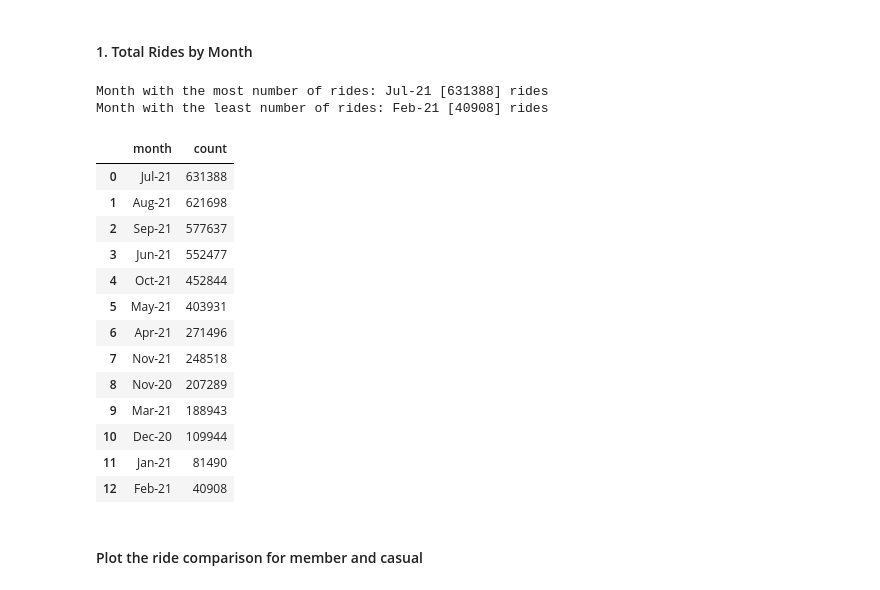
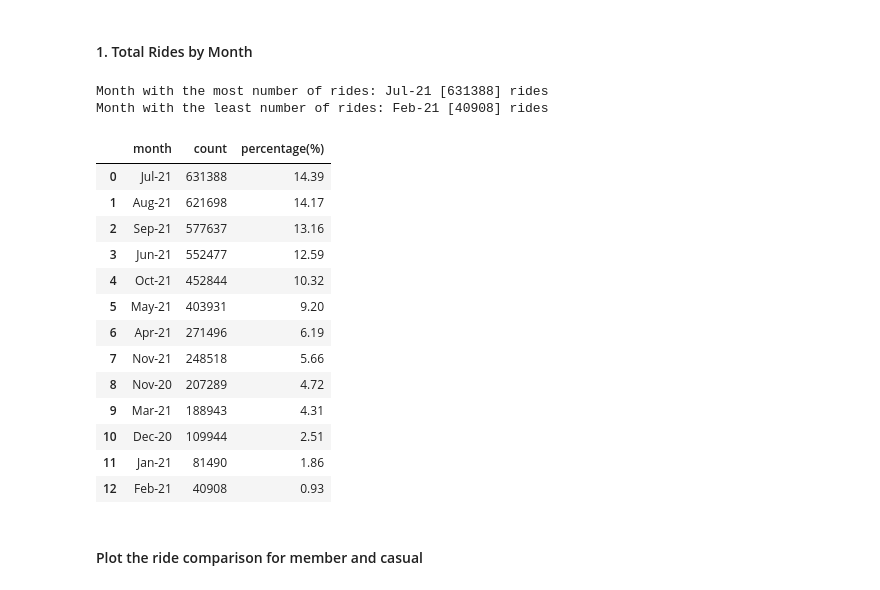
Before and after one commit to Lekan-E/Analysis-for-a-Bike-Sharing-Company-to-Boost-Member-Conversion, a Jupyter notebook: Descriptive Analysis.ipynb, the cells around one changed output. Cells and saved outputs as stored; diff of their text form; code cells hidden in the pictures.

```diff
--- a/Descriptive Analysis.ipynb
+++ b/Descriptive Analysis.ipynb
@@ -253,6 +273,20 @@ print(f'Casual: {df_clean['member_casual'].value_counts()['casual']}')
 Total number of rides: 4388563
 Members: 2602712
 Casual: 1785851
+# %%
+# Function to calculate the percentage values
+def percentage(df, total):
+
+    df['percentage(%)'] = 0
+
+    # Iterate
+    for i in range(len(df)):
+        df.loc[i, 'percentage(%)'] = (df.loc[i, total]/df[total].sum()) * 100
+
+    # Round to 2 dp
+    df['percentage(%)'] = df['percentage(%)'].round(2)
+
+    return df
 # %% [markdown]
 ### Ride Preference by Month, Week and Time of Day
 # %% [markdown]
@@ -260,26 +294,29 @@ Casual: 1785851
 # %%
 print(f'Month with the most number of rides: {df['month'].value_counts().reset_index()['month'][0]} [{df['month'].value_counts().max()}] rides')
 print(f'Month with the least number of rides: {df['month'].value_counts().reset_index()['month'][12]} [{df['month'].value_counts().min()}] rides')
 
 # Total number of rides per month
-df['month'].value_counts().sort_values(ascending=False).reset_index()
+df_tr = df['month'].value_counts().sort_values(ascending=False).reset_index()
+
+# Get the percentage
+percentage(df_tr, 'count')
 # %% [output]
 Month with the most number of rides: Jul-21 [631388] rides
 Month with the least number of rides: Feb-21 [40908] rides
-|  | month | count |
-| 0 | Jul-21 | 631388 |
-| 1 | Aug-21 | 621698 |
-| 2 | Sep-21 | 577637 |
-| 3 | Jun-21 | 552477 |
-| 4 | Oct-21 | 452844 |
-| 5 | May-21 | 403931 |
-| 6 | Apr-21 | 271496 |
-| 7 | Nov-21 | 248518 |
-| 8 | Nov-20 | 207289 |
-| 9 | Mar-21 | 188943 |
-| 10 | Dec-20 | 109944 |
-| 11 | Jan-21 | 81490 |
-| 12 | Feb-21 | 40908 |
+|  | month | count | percentage(%) |
+| 0 | Jul-21 | 631388 | 14.39 |
+| 1 | Aug-21 | 621698 | 14.17 |
+| 2 | Sep-21 | 577637 | 13.16 |
+| 3 | Jun-21 | 552477 | 12.59 |
+| 4 | Oct-21 | 452844 | 10.32 |
+| 5 | May-21 | 403931 | 9.20 |
+| 6 | Apr-21 | 271496 | 6.19 |
+| 7 | Nov-21 | 248518 | 5.66 |
+| 8 | Nov-20 | 207289 | 4.72 |
+| 9 | Mar-21 | 188943 | 4.31 |
+| 10 | Dec-20 | 109944 | 2.51 |
+| 11 | Jan-21 | 81490 | 1.86 |
+| 12 | Feb-21 | 40908 | 0.93 |
 # %% [markdown]
 #### Plot the ride comparison for member and casual
 # %%
```
Also changed, not shown: parts of 17 cells of this notebook, 3 other files.
